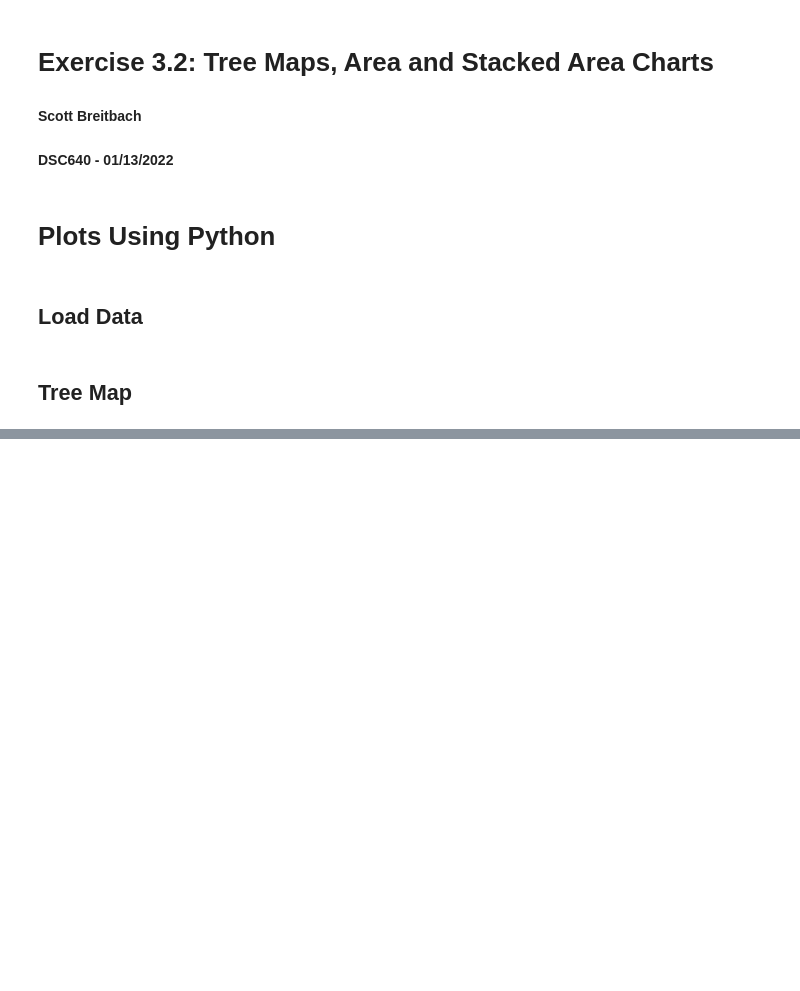
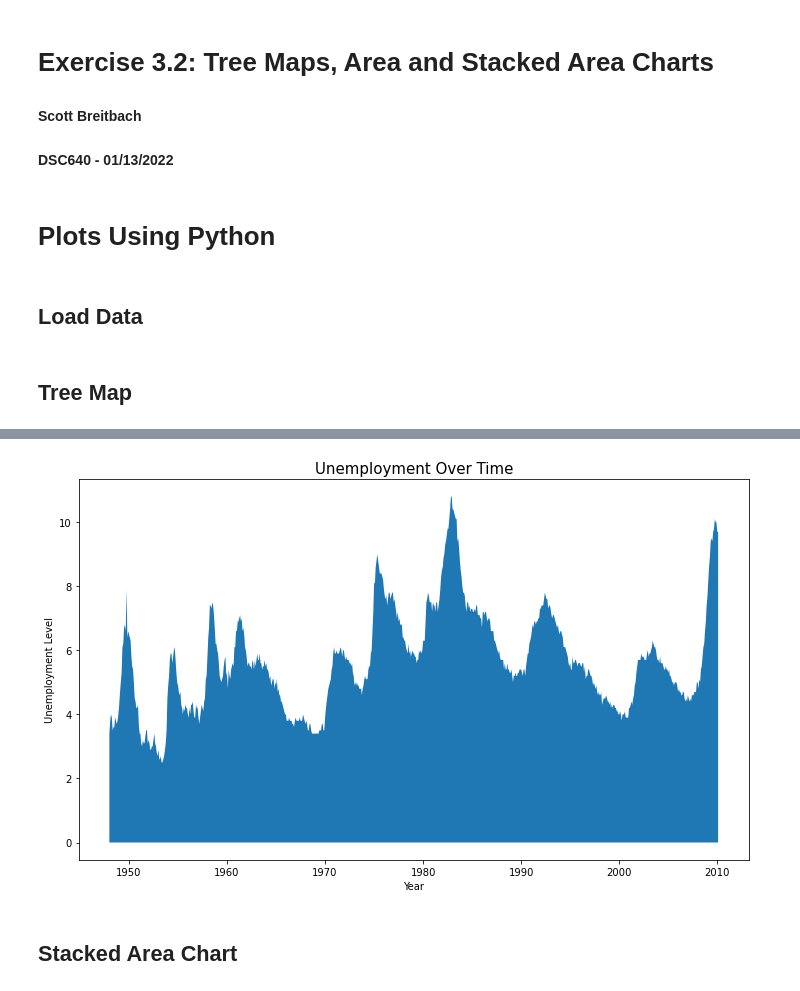
Before and after one commit to ScottBreitbach/DSC640, a Jupyter notebook: Weeks5-6/BreitbachScott_Exercise_3-2.ipynb, the cells around one changed output, grey strips where cells are left out. Drawn from its saved outputs; the diff is of its cells as text; code cells hidden in the pictures; blank space fills up the shorter version.

```diff
--- a/Weeks5-6/BreitbachScott_Exercise_3-2.ipynb
+++ b/Weeks5-6/BreitbachScott_Exercise_3-2.ipynb
@@ -51,0 +58,31 @@ plt.show()
+# %%
+# Convert Month numbers to Month names
+monthDict = {"M01": "Jan", "M02": "Feb", "M03": "Mar",
+             "M04": "Apr", "M05": "May", "M06": "Jun",
+             "M07": "Jul", "M08": "Aug", "M09": "Sep",
+             "M10": "Oct", "M11": "Nov", "M12": "Dec"}
+unempDF.replace({"Period": monthDict}, inplace=True)
+
+# Combine Month and Year columns to a single datetime column
+unempDF["MoYr"] = pd.to_datetime(unempDF.Period + ' ' + unempDF.Year.astype(str))
+# %%
+# Select data
+x = unempDF.MoYr
+y = unempDF.Value
+# %%
+# Initialize the matplotlib figure
+f, ax = plt.subplots(figsize=(12, 7))
+
+# Plot Area Chart
+plt.fill_between(x, y)
+
+# Add chart title and labels
+plt.title("Unemployment Over Time", fontsize = 15)
+plt.xlabel("Year")
+plt.ylabel("Unemployment Level")
+
+plt.show()
+# %% [output]
+[figure, added]
+# %% [markdown]
+## Stacked Area Chart
```
Also changed, not shown: parts of 6 cells of this notebook, 1 other file.
